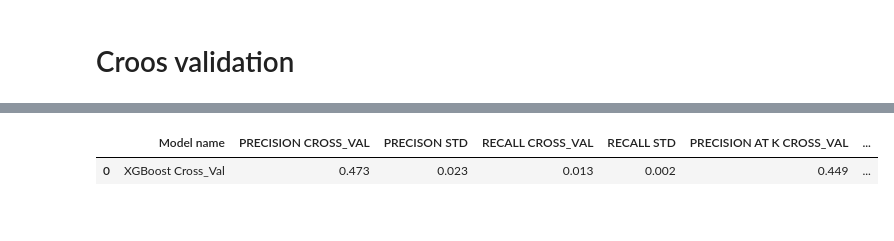
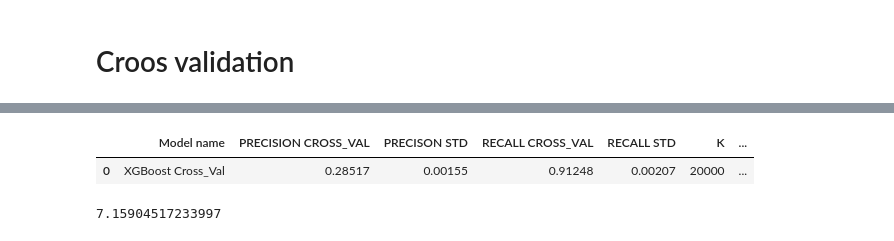
Before and after one commit to lavinomenezes/PA004, a Jupyter notebook: PA04_Insurance_all_06_machine_learning.ipynb, the cells around one changed output, grey strips where cells are left out. Saved outputs shown, nothing was run; the diff lists cells and outputs as text; code cells hidden in the pictures.

```diff
--- a/PA04_Insurance_all_06_machine_learning.ipynb
+++ b/PA04_Insurance_all_06_machine_learning.ipynb
@@ -68,6 +69,7 @@ def performace(model_name,data,y_val,yhat_class,k):
                         'Recall at k':recal_k},index=[0])
 # %%
 def performace_cross_val(data,target,model,model_name,round_n=3,splits=4,shuffle_n=True,random=42,k=2000):
+
     import sklearn.model_selection as ms
     import sklearn.metrics
     import numpy as np
@@ -97,7 +99,7 @@ def performace_cross_val(data,target,model,model_name,round_n=3,splits=4,shuffle
 
         # sort the test dataframe by the probabiliti score of the model
         aux = X.iloc[test_index]
-        aux[target] = y[test_index]
+        aux[target] = y.iloc[test_index]
         aux['score'] = yhat_proba[:,1].tolist()
 
         # sorte by score
@@ -113,6 +115,7 @@ def performace_cross_val(data,target,model,model_name,round_n=3,splits=4,shuffle
                                 'PRECISON STD': np.round( np.std( precision ), round_n ),
                                 'RECALL CROSS_VAL': np.round( np.mean( recall ), round_n ),
                                 'RECALL STD': np.round( np.std( recall ), round_n ),
+                                'K': k,
                                 'PRECISION AT K CROSS_VAL': np.round( np.mean( prec_k ), round_n ),
                                 'PRECISION AT K STD': np.round( np.std( prec_k ), round_n ),
                                 'RECALL AT K CROSS_VAL': np.round( np.mean( rec_k), round_n ),
@@ -450,15 +424,20 @@ models_comparison
 # %%
 xgb_model = xgb.XGBClassifier(objective='reg:squarederror',
                              n_estimators=700,
                              eta=0.01,
                              max_depth=10,
                              subsample=0.7,
-                             colsample_bytree=0.9)
-xg_cross = performace_cross_val(df6,'response',xgb_model,'XGBoost')
+                             colsample_bytree=0.9,
+                             scale_pos_weight=8)
+xg_cross = performace_cross_val(df6,'response',xgb_model,'XGBoost',k=20000,round_n=5)
 xg_cross
 # %% [output]
-|  | Model name | PRECISION CROSS_VAL | PRECISON STD | RECALL CROSS_VAL | RECALL STD | PRECISION AT K CROSS_VAL | ... |
-| 0 | XGBoost Cross_Val | 0.473 | 0.023 | 0.013 | 0.002 | 0.449 | ... |
+|  | Model name | PRECISION CROSS_VAL | PRECISON STD | RECALL CROSS_VAL | RECALL STD | K | ... |
+| 0 | XGBoost Cross_Val | 0.28517 | 0.00155 | 0.91248 | 0.00207 | 20000 | ... |
+# %%
+df6['response'].value_counts()[0]/df6['response'].value_counts()[1]
+# %% [output]
+7.15904517233997
 # %% [markdown]
 <a style='text-decoration:none;line-height:16px;display:flex;color:#5B5B62;padding:10px;justify-content:end;' href='https://deepnote.com?utm_source=created-in-deepnote-cell&projectId=3161d838-98a4-47ed-ae81-127ad2068af4' target="_blank">
 <img alt='Created in deepnote.com' style='display:inline;max-height:16px;margin:0px;margin-right:7.5px;' src='embedded-picture-1' > </img>
```
Also changed, not shown: parts of 19 cells of this notebook.
